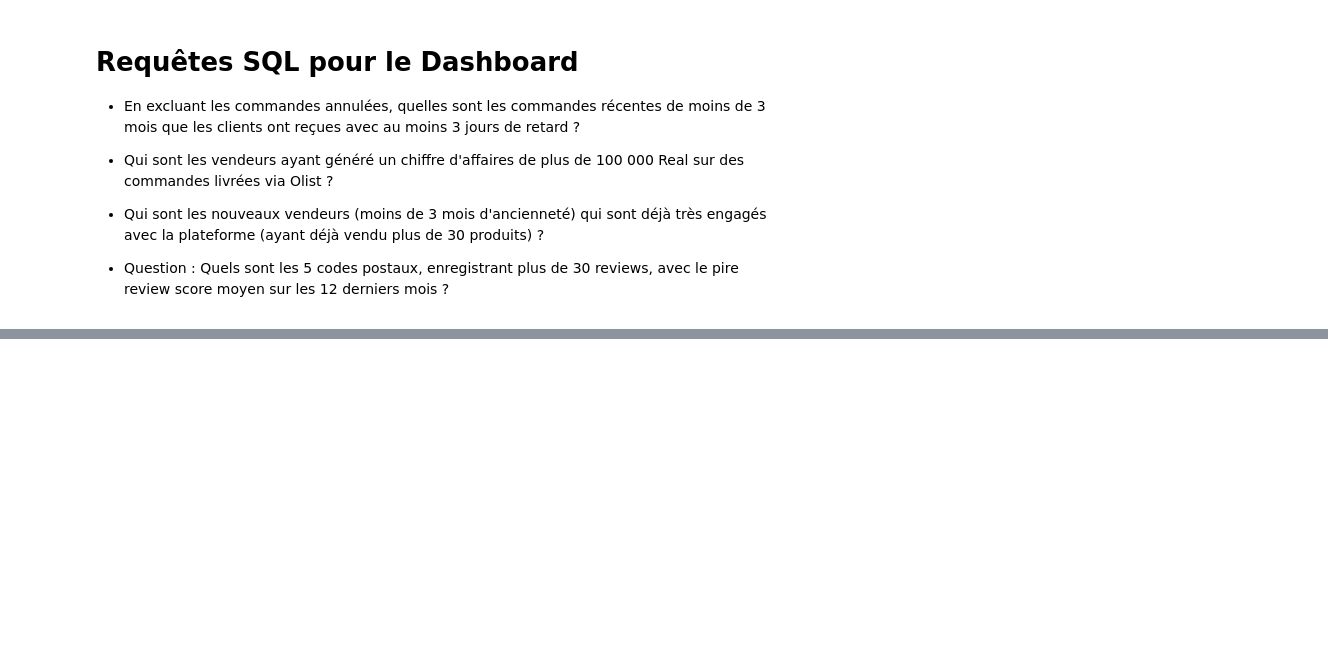
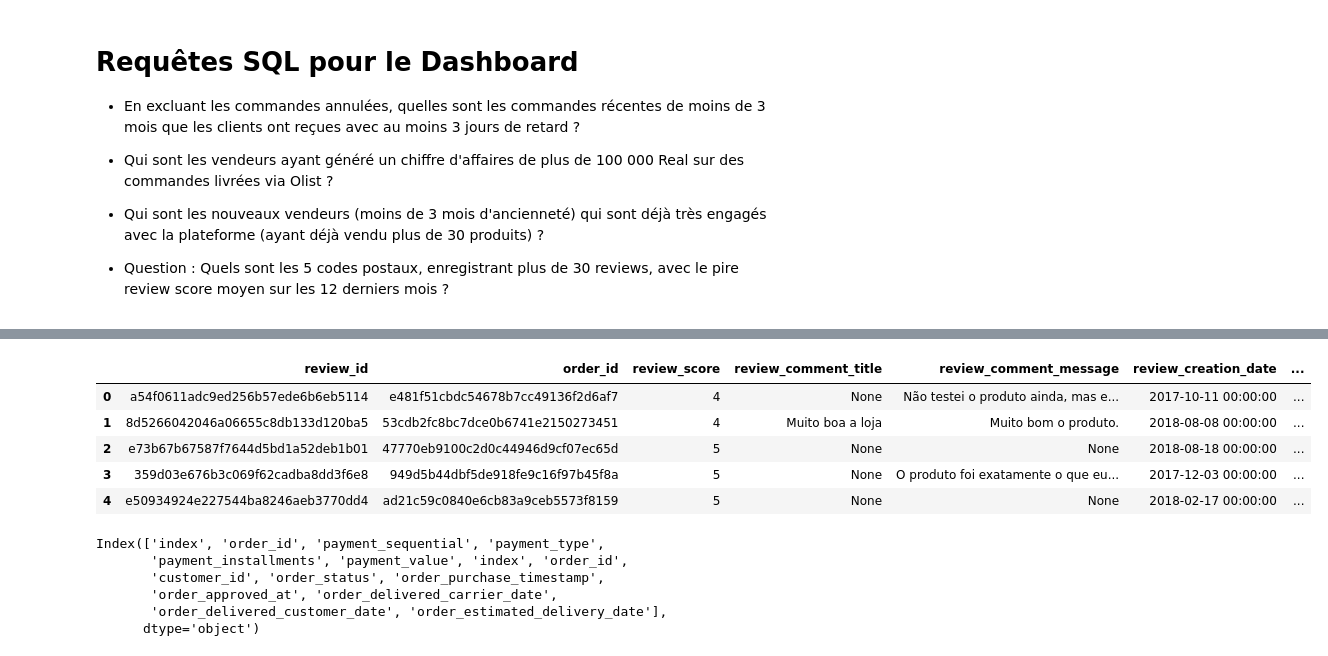
Before and after one commit to amadousysada/ecommerce-customer-segmentation, a Jupyter notebook: main.ipynb, the cells around one changed output, grey strips where cells are left out. Saved outputs shown, nothing was run; the diff lists cells and outputs as text; code cells hidden in the pictures; blank space fills up the shorter version.

```diff
--- a/main.ipynb
+++ b/main.ipynb
@@ -33,0 +165,44 @@ cur
+# %%
+order_reviews = pd.read_sql(
+    """
+    SELECT
+      review_id,
+      orw.order_id,
+      review_score,
+      review_comment_title,
+      review_comment_message,
+      review_creation_date,
+      review_answer_timestamp
+    FROM order_reviews orw
+    JOIN orders o on o.order_id=orw.order_id
+    WHERE o.order_status='delivered'
+    """,
+    conn
+)
+display(order_reviews.head())
+# %% [output]
+|  | review_id | order_id | review_score | review_comment_title | review_comment_message | review_creation_date | ... |
+| 0 | a54f0611adc9ed256b57ede6b6eb5114 | e481f51cbdc54678b7cc49136f2d6af7 | 4 | None | Não testei o produto ainda, mas e... | 2017-10-11 00:00:00 | ... |
+| 1 | 8d5266042046a06655c8db133d120ba5 | 53cdb2fc8bc7dce0b6741e2150273451 | 4 | Muito boa a loja | Muito bom o produto. | 2018-08-08 00:00:00 | ... |
+| 2 | e73b67b67587f7644d5bd1a52deb1b01 | 47770eb9100c2d0c44946d9cf07ec65d | 5 | None | None | 2018-08-18 00:00:00 | ... |
+| 3 | 359d03e676b3c069f62cadba8dd3f6e8 | 949d5b44dbf5de918fe9c16f97b45f8a | 5 | None | O produto foi exatamente o que eu... | 2017-12-03 00:00:00 | ... |
+| 4 | e50934924e227544ba8246aeb3770dd4 | ad21c59c0840e6cb83a9ceb5573f8159 | 5 | None | None | 2018-02-17 00:00:00 | ... |
+# %%
+order_pymts = pd.read_sql(
+    """
+    SELECT
+      *
+    FROM order_pymts op
+    JOIN orders o on o.order_id=op.order_id
+    WHERE o.order_status='delivered'
+    """,
+    conn
+)
+display(order_pymts.columns)
+# %% [output]
+Index(['index', 'order_id', 'payment_sequential', 'payment_type',
+       'payment_installments', 'payment_value', 'index', 'order_id',
+       'customer_id', 'order_status', 'order_purchase_timestamp',
+       'order_approved_at', 'order_delivered_carrier_date',
+       'order_delivered_customer_date', 'order_estimated_delivery_date'],
+      dtype='object')
```
Also changed, not shown: parts of 13 cells of this notebook.
